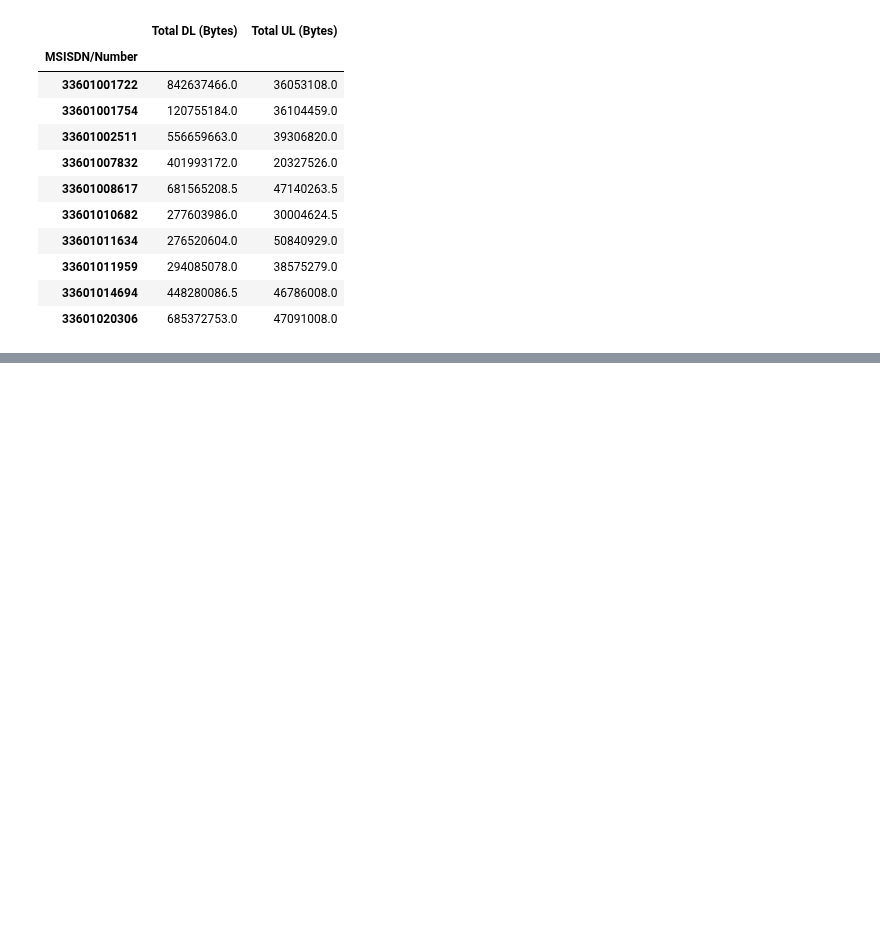
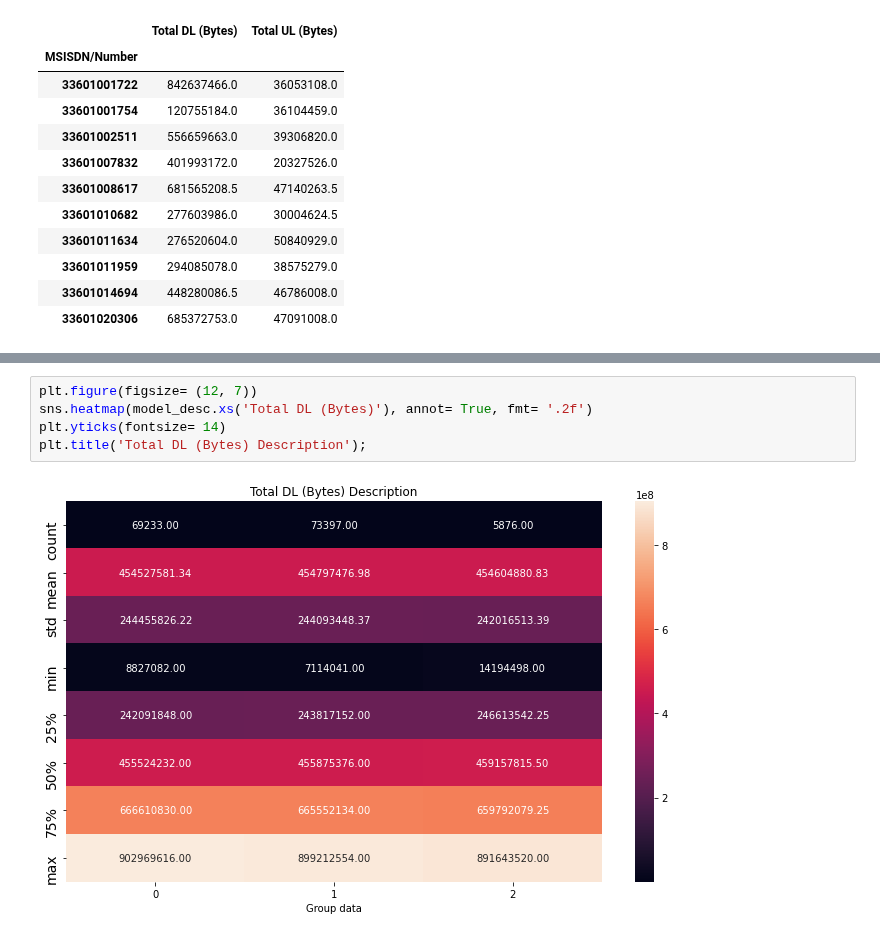
Before and after one commit to comsavvy/Data-analysis-for-business, a Jupyter notebook: Data analysis1.ipynb, the cells around one changed output, grey strips where cells are left out. Drawn from its saved outputs; the diff is of its cells as text; blank space fills up the shorter version.

```diff
--- a/Data analysis1.ipynb
+++ b/Data analysis1.ipynb
@@ -545,0 +628,7 @@ session.agg({
+# %%
+plt.figure(figsize= (12, 7))
+sns.heatmap(model_desc.xs('Total DL (Bytes)'), annot= True, fmt= '.2f')
+plt.yticks(fontsize= 14)
+plt.title('Total DL (Bytes) Description');
+# %% [output]
+[figure, added]
```
Also changed, not shown: parts of 22 cells of this notebook.
